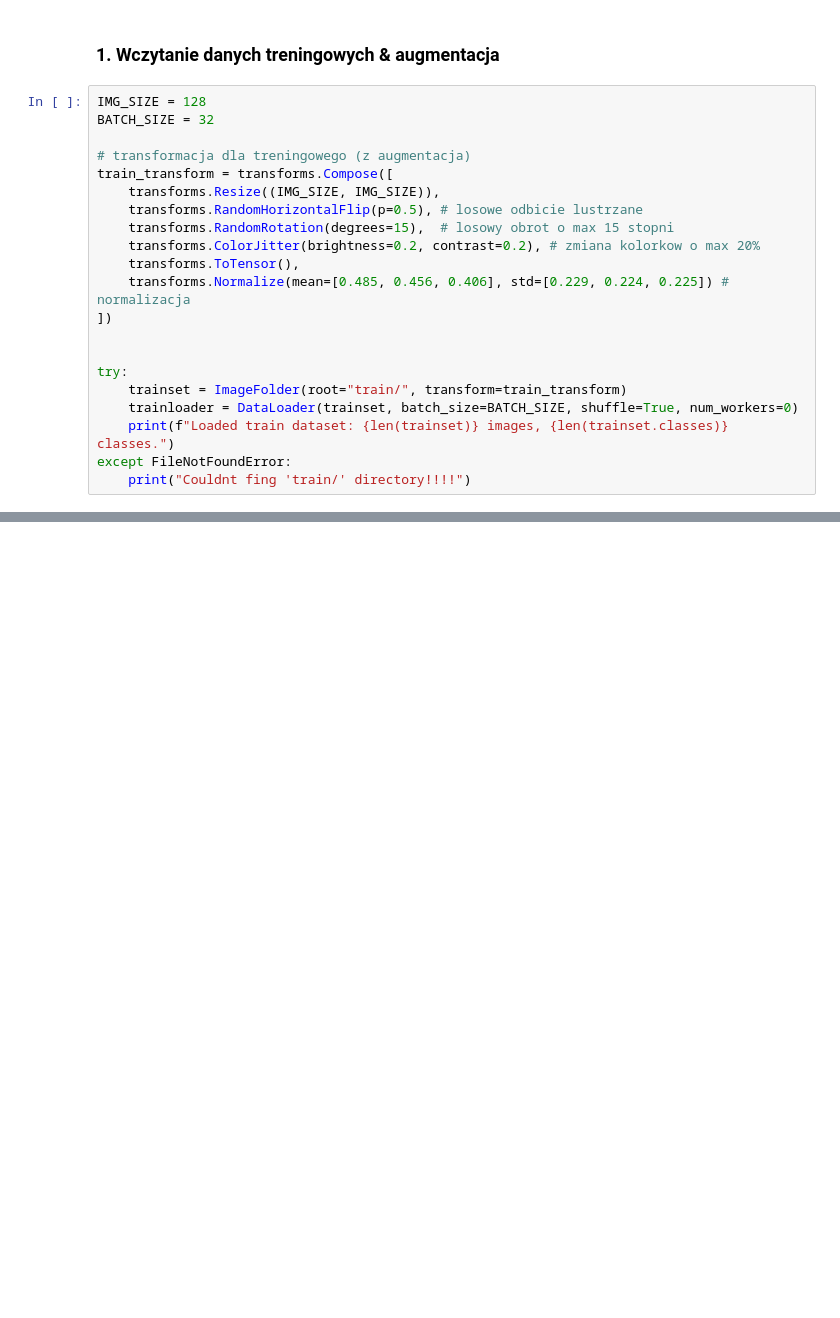
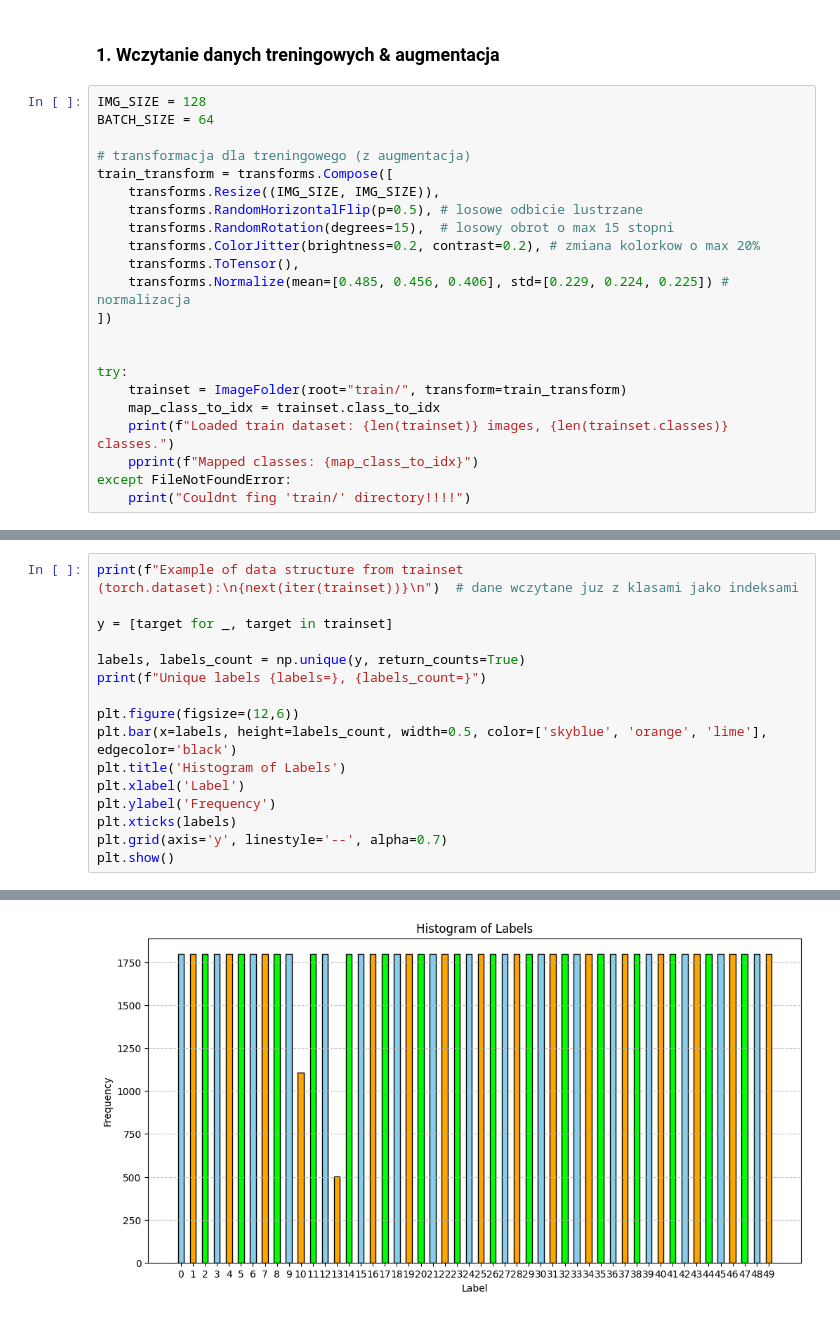
Before and after one commit to bargieli/image_classification_nn, a Jupyter notebook: SSNE_3.ipynb, the cells around one changed output, grey strips where cells are left out. Saved outputs shown, nothing was run; the diff lists cells and outputs as text; blank space fills up the shorter version.

```diff
--- a/SSNE_3.ipynb
+++ b/SSNE_3.ipynb
@@ -23,7 +59,7 @@ from torchvision.datasets import ImageFolder
 ### 1. Wczytanie danych treningowych & augmentacja
 # %%
 IMG_SIZE = 128
-BATCH_SIZE = 32
+BATCH_SIZE = 64
 
 # transformacja dla treningowego (z augmentacja)
 train_transform = transforms.Compose([
@@ -38,8 +74,9 @@ train_transform = transforms.Compose([
 
 try:
     trainset = ImageFolder(root="train/", transform=train_transform)
-    trainloader = DataLoader(trainset, batch_size=BATCH_SIZE, shuffle=True, num_workers=0)
+    map_class_to_idx = trainset.class_to_idx
     print(f"Loaded train dataset: {len(trainset)} images, {len(trainset.classes)} classes.")
+    pprint(f"Mapped classes: {map_class_to_idx}")
 except FileNotFoundError:
     print("Couldnt fing 'train/' directory!!!!")
 # %% [output]
@@ -46,0 +94,17 @@ Loaded train dataset: 88011 images, 50 classes.
+# %%
+print(f"Example of data structure from trainset (torch.dataset):\n{next(iter(trainset))}\n")  # dane wczytane juz z klasami jako indeksami
+
+y = [target for _, target in trainset]
+
+labels, labels_count = np.unique(y, return_counts=True)
+print(f"Unique labels {labels=}, {labels_count=}")
+
+plt.figure(figsize=(12,6))
+plt.bar(x=labels, height=labels_count, width=0.5, color=['skyblue', 'orange', 'lime'], edgecolor='black')
+plt.title('Histogram of Labels')
+plt.xlabel('Label')
+plt.ylabel('Frequency')
+plt.xticks(labels)
+plt.grid(axis='y', linestyle='--', alpha=0.7)
+plt.show()
+# %% [output]
@@ -46,0 +128 @@ Loaded train dataset: 88011 images, 50 classes.
+[figure, added]
```
Also changed, not shown: parts of 21 cells of this notebook, 3 other files.
